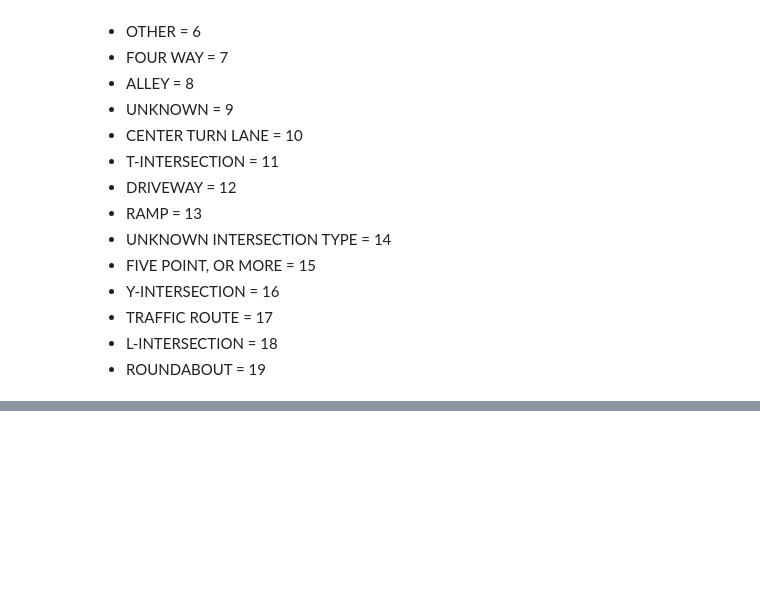
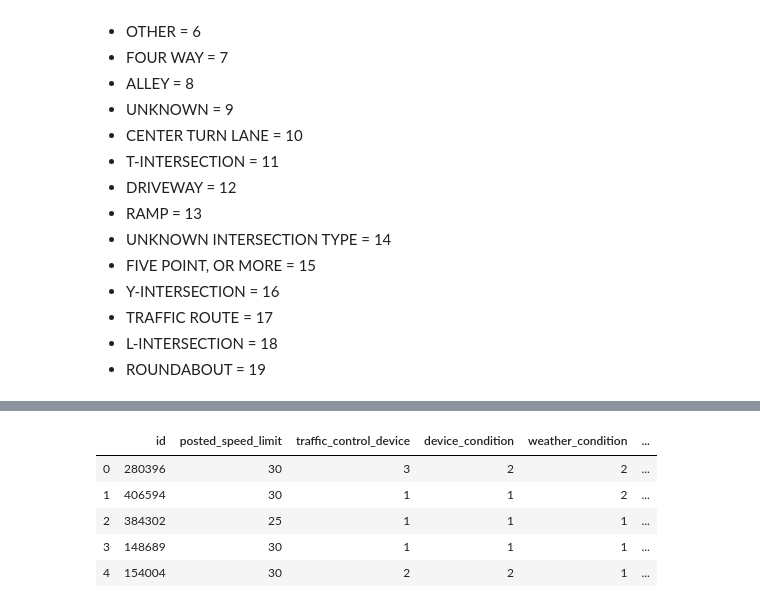
Before and after one commit to ksis1st/Chicago_Car_Crash_Prediction, a Jupyter notebook: EDA.ipynb, the cells around one changed output, grey strips where cells are left out. Cells and saved outputs as stored; diff of their text form; code cells hidden in the pictures; blank space fills up the shorter version.

```diff
--- a/EDA.ipynb
+++ b/EDA.ipynb
@@ -918,0 +1283,6 @@ df.head(2)
+# %%
+df.street_direction[df.street_direction == 'W'] = 1
+df.street_direction[df.street_direction == 'S'] = 2
+df.street_direction[df.street_direction == 'N'] = 3
+df.street_direction[df.street_direction == 'E'] = 4
+df['street_direction'].value_counts()
@@ -918,0 +1312,7 @@ df.head(2)
+# %%
+df.most_severe_injury[df.most_severe_injury == 'NO INDICATION OF INJURY'] = 1
+df.most_severe_injury[df.most_severe_injury == 'NONINCAPACITATING INJURY'] = 2
+df.most_severe_injury[df.most_severe_injury == 'REPORTED, NOT EVIDENT'] = 3
+df.most_severe_injury[df.most_severe_injury == 'INCAPACITATING INJURY'] = 4
+df.most_severe_injury[df.most_severe_injury == 'FATAL'] = 5
+df['most_severe_injury'].value_counts()
@@ -918,0 +1335,6 @@ df.head(2)
+# %%
+df1 = df.drop(columns=['crash_record_id','rd_no','crash_date','date_police_notified',
+                       'street_name','injuries_total','injuries_unknown','injuries_fatal',
+                       'injuries_incapacitating','injuries_non_incapacitating',
+                       'injuries_reported_not_evident','location','location_letter','location_number',
+                       'rd_number','rd_Letter'])
@@ -918,0 +1363,17 @@ df.head(2)
+# %%
+df1['traffic_control_device'] = df1['traffic_control_device'].astype(int)
+df1['device_condition'] = df1['device_condition'].astype(int)
+df1['weather_condition'] = df1['weather_condition'].astype(int)
+df1['lighting_condition'] = df1['lighting_condition'].astype(int)
+df1['first_crash_type'] = df1['first_crash_type'].astype(int)
+df1['trafficway_type'] = df1['trafficway_type'].astype(int)
+df1['alignment'] = df1['alignment'].astype(int)
+df1['roadway_surface_cond'] = df1['roadway_surface_cond'].astype(int)
+df1['road_defect'] = df1['road_defect'].astype(int)
+df1['report_type'] = df1['report_type'].astype(int)
+df1['crash_type'] = df1['crash_type'].astype(int)
+df1['damage'] = df1['damage'].astype(int)
+df1['prim_contributory_cause'] = df1['prim_contributory_cause'].astype(int)
+df1['sec_contributory_cause'] = df1['sec_contributory_cause'].astype(int)
+df1['street_direction'] = df1['street_direction'].astype(int)
+df1['most_severe_injury'] = df1['most_severe_injury'].astype(int)
@@ -918,0 +1400,9 @@ df.head(2)
+# %%
+df1.head()
+# %% [output]
+|  | id | posted_speed_limit | traffic_control_device | device_condition | weather_condition | ... |
+| 0 | 280396 | 30 | 3 | 2 | 2 | ... |
+| 1 | 406594 | 30 | 1 | 1 | 2 | ... |
+| 2 | 384302 | 25 | 1 | 1 | 1 | ... |
+| 3 | 148689 | 30 | 1 | 1 | 1 | ... |
+| 4 | 154004 | 30 | 2 | 2 | 1 | ... |
```
Also changed, not shown: parts of 42 cells of this notebook, 1 other file.
